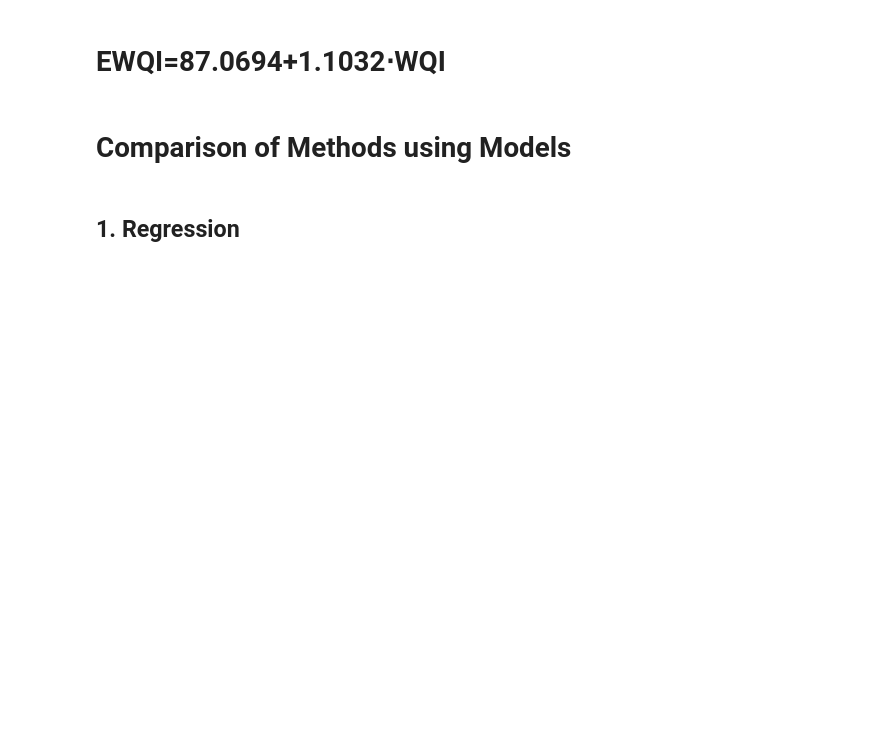
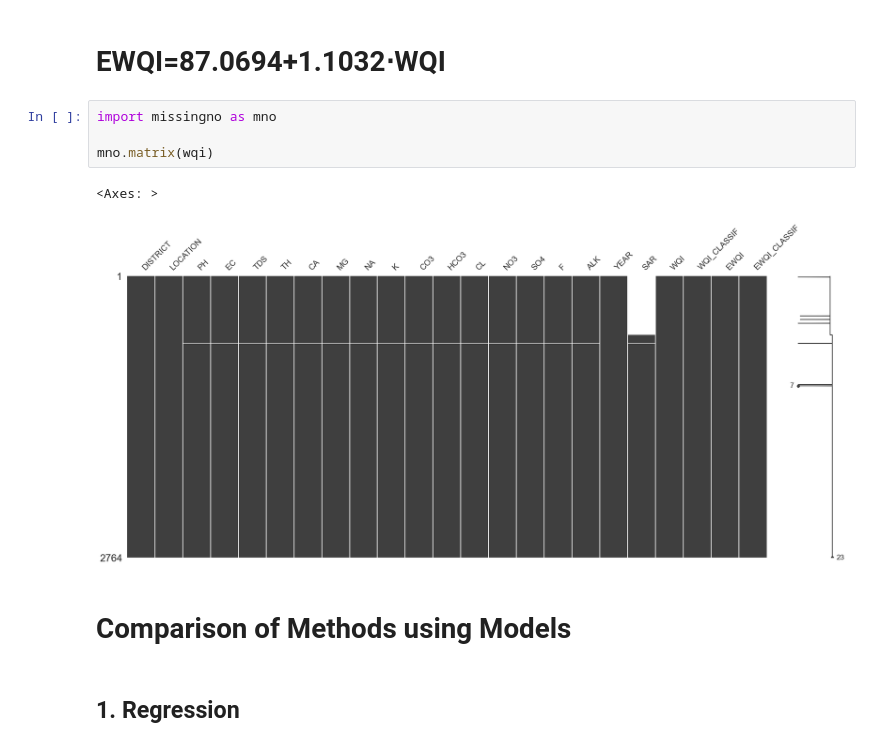
Before and after one commit to Ethan0456/Major-Project, a Jupyter notebook: comparison_awqi_ewqi.ipynb, the cells around one changed output. Saved outputs shown, nothing was run; the diff lists cells and outputs as text; blank space fills up the shorter version.

```diff
--- a/comparison_awqi_ewqi.ipynb
+++ b/comparison_awqi_ewqi.ipynb
@@ -120,6 +120,13 @@ Notes:
 [1] Standard Errors assume that the covariance matrix of the errors is correctly specified.
 # %% [markdown]
 # EWQI=87.0694+1.1032⋅WQI
+# %%
+import missingno as mno
+
+mno.matrix(wqi)
+# %% [output]
+<Axes: >
+[figure, added]
 # %% [markdown]
 # Comparison of Methods using Models
 # %% [markdown]
```
Also changed, not shown: parts of 11 cells of this notebook.
